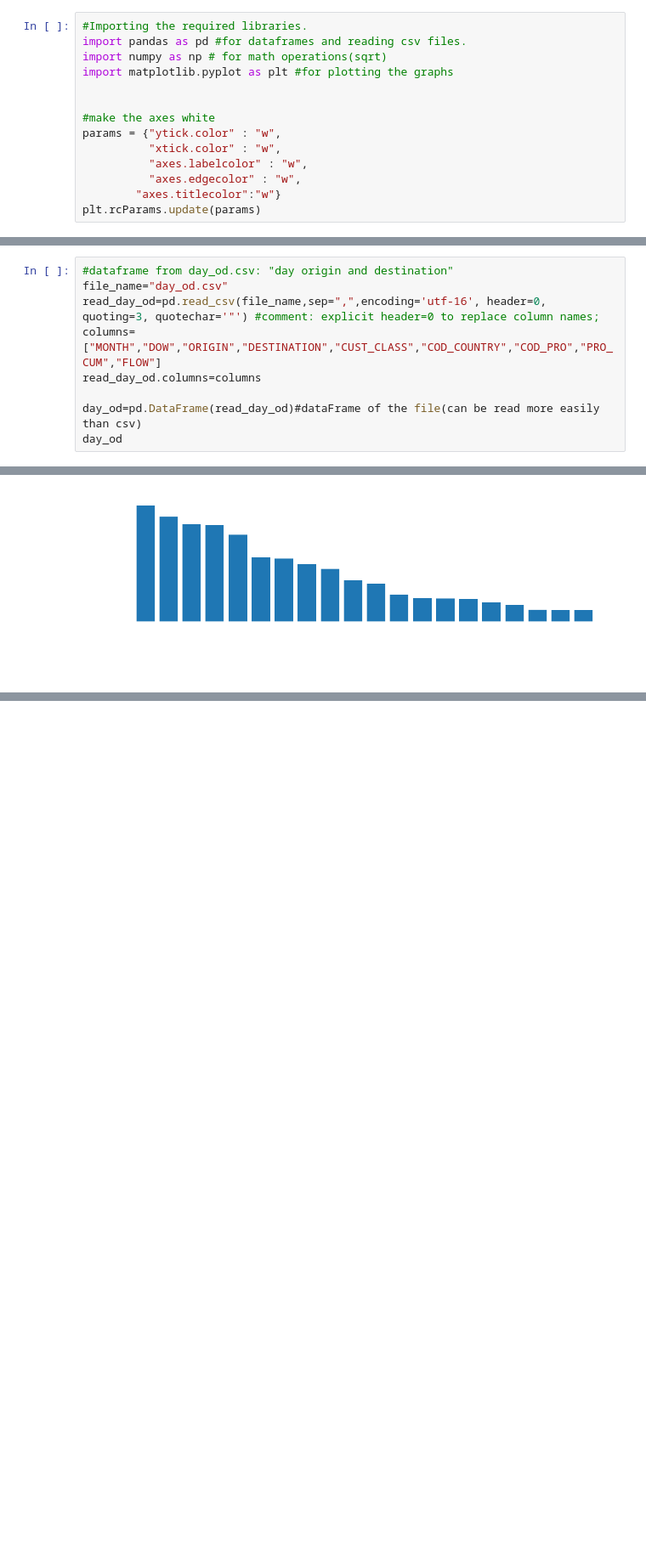
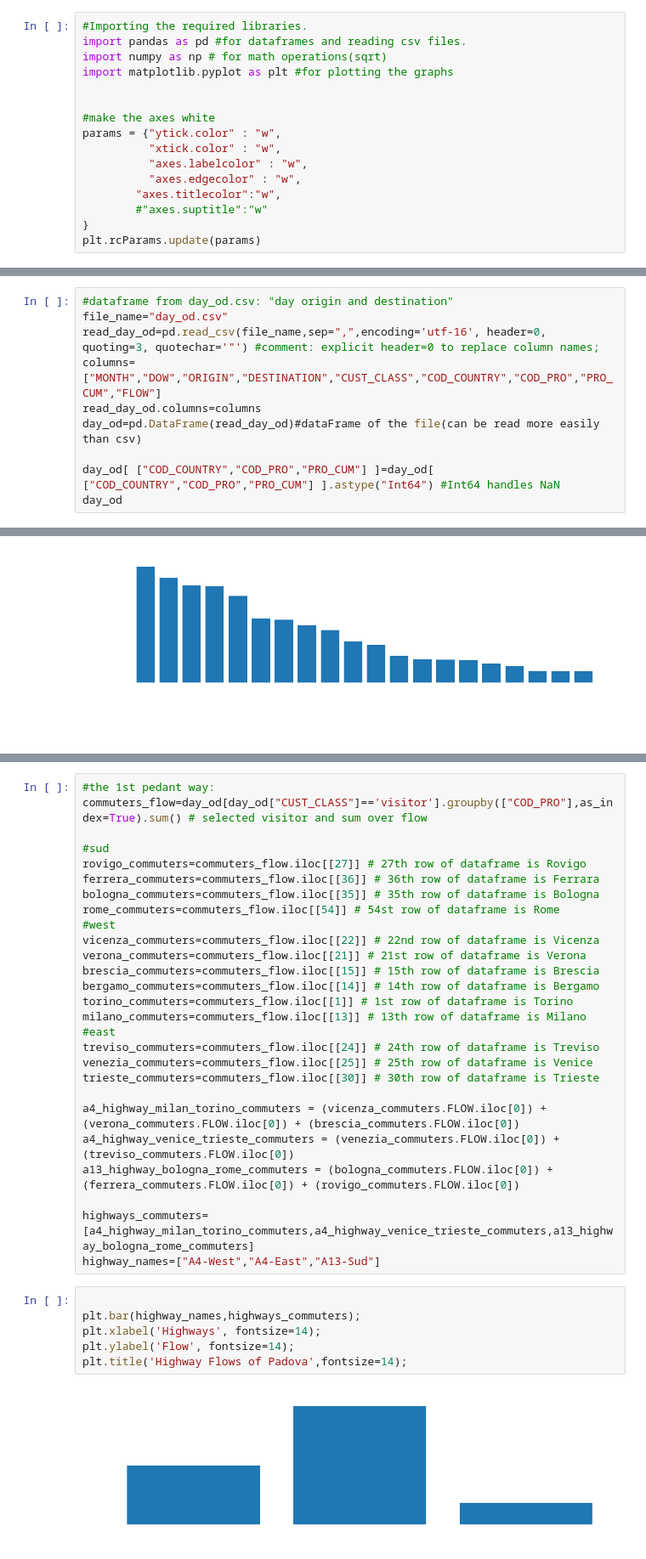
Before and after one commit to RMilock/LCP_projects_Y3, a Jupyter notebook: Colab_Prel_Proj11.ipynb, the cells around one changed output, grey strips where cells are left out. Shown: that part at 85% size. Saved outputs shown, nothing was run; the diff lists cells and outputs as text; blank space fills up the shorter version.

```diff
--- a/Colab_Prel_Proj11.ipynb
+++ b/Colab_Prel_Proj11.ipynb
@@ -12,5 +12,7 @@ params = {"ytick.color" : "w",
           "xtick.color" : "w",
           "axes.labelcolor" : "w",
           "axes.edgecolor" : "w",
-        "axes.titlecolor":"w"}
+        "axes.titlecolor":"w",
+        #"axes.suptitle":"w"
+}
 plt.rcParams.update(params)
@@ -20,8 +29,9 @@ file_name="day_od.csv"
 read_day_od=pd.read_csv(file_name,sep=",",encoding='utf-16', header=0, quoting=3, quotechar='"') #comment: explicit header=0 to replace column names;
 columns=["MONTH","DOW","ORIGIN","DESTINATION","CUST_CLASS","COD_COUNTRY","COD_PRO","PRO_CUM","FLOW"]
 read_day_od.columns=columns
+day_od=pd.DataFrame(read_day_od)#dataFrame of the file(can be read more easily than csv)
 
-day_od=pd.DataFrame(read_day_od)#dataFrame of the file(can be read more easily than csv)
+day_od[ ["COD_COUNTRY","COD_PRO","PRO_CUM"] ]=day_od[ ["COD_COUNTRY","COD_PRO","PRO_CUM"] ].astype("Int64") #Int64 handles NaN
 day_od
 # %% [output]
 |  | MONTH | DOW | ORIGIN | DESTINATION | CUST_CLASS | COD_COUNTRY | COD_PRO | PRO_CUM | FLOW |
@@ -228,0 +262,35 @@ plt.title('Ranking of Italian visitors by province',fontsize=12);
+# %%
+#the 1st pedant way:
+commuters_flow=day_od[day_od["CUST_CLASS"]=='visitor'].groupby(["COD_PRO"],as_index=True).sum() # selected visitor and sum over flow
+
+#sud
+rovigo_commuters=commuters_flow.iloc[[27]] # 27th row of dataframe is Rovigo
+ferrera_commuters=commuters_flow.iloc[[36]] # 36th row of dataframe is Ferrara
+bologna_commuters=commuters_flow.iloc[[35]] # 35th row of dataframe is Bologna
+rome_commuters=commuters_flow.iloc[[54]] # 54st row of dataframe is Rome
+#west
+vicenza_commuters=commuters_flow.iloc[[22]] # 22nd row of dataframe is Vicenza
+verona_commuters=commuters_flow.iloc[[21]] # 21st row of dataframe is Verona
+brescia_commuters=commuters_flow.iloc[[15]] # 15th row of dataframe is Brescia
+bergamo_commuters=commuters_flow.iloc[[14]] # 14th row of dataframe is Bergamo
+torino_commuters=commuters_flow.iloc[[1]] # 1st row of dataframe is Torino
+milano_commuters=commuters_flow.iloc[[13]] # 13th row of dataframe is Milano
+#east
+treviso_commuters=commuters_flow.iloc[[24]] # 24th row of dataframe is Treviso
+venezia_commuters=commuters_flow.iloc[[25]] # 25th row of dataframe is Venice
+trieste_commuters=commuters_flow.iloc[[30]] # 30th row of dataframe is Trieste
+
+a4_highway_milan_torino_commuters = (vicenza_commuters.FLOW.iloc[0]) + (verona_commuters.FLOW.iloc[0]) + (brescia_commuters.FLOW.iloc[0])
+a4_highway_venice_trieste_commuters = (venezia_commuters.FLOW.iloc[0]) + (treviso_commuters.FLOW.iloc[0])
+a13_highway_bologna_rome_commuters = (bologna_commuters.FLOW.iloc[0]) + (ferrera_commuters.FLOW.iloc[0]) + (rovigo_commuters.FLOW.iloc[0])
+
+highways_commuters=[a4_highway_milan_torino_commuters,a4_highway_venice_trieste_commuters,a13_highway_bologna_rome_commuters]
+highway_names=["A4-West","A4-East","A13-Sud"]
+# %%
+
+plt.bar(highway_names,highways_commuters);
+plt.xlabel('Highways', fontsize=14);
+plt.ylabel('Flow', fontsize=14);
+plt.title('Highway Flows of Padova',fontsize=14);
+# %% [output]
+[figure, added]
```
Also changed, not shown: parts of 24 cells of this notebook.
